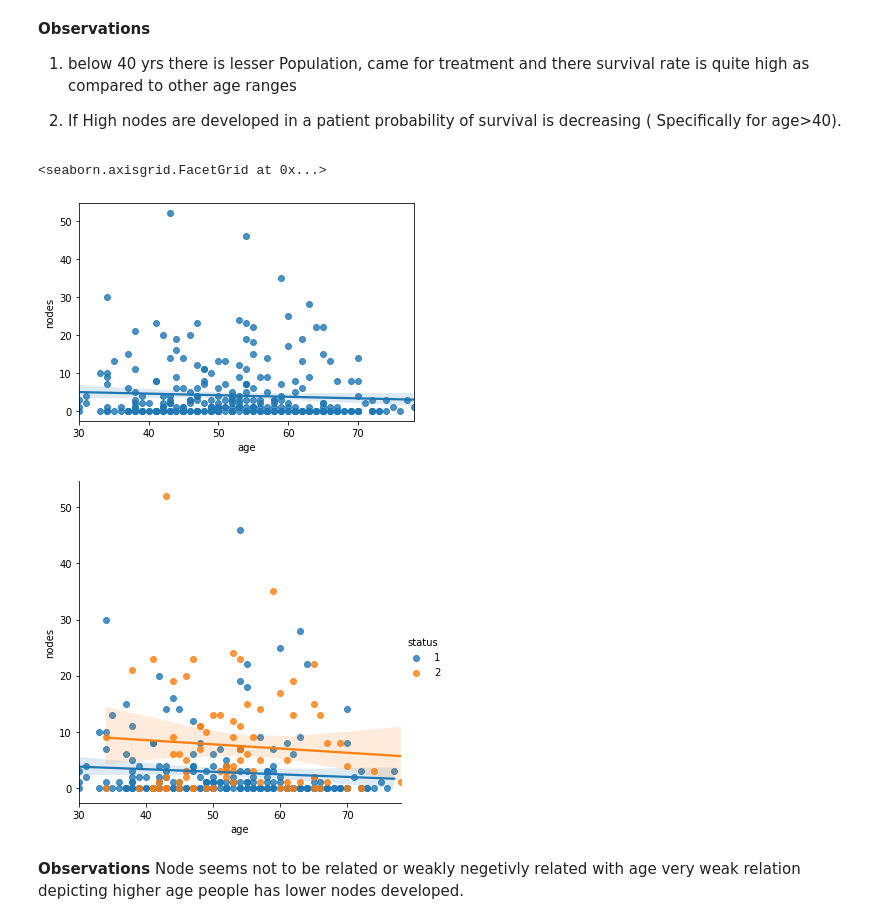
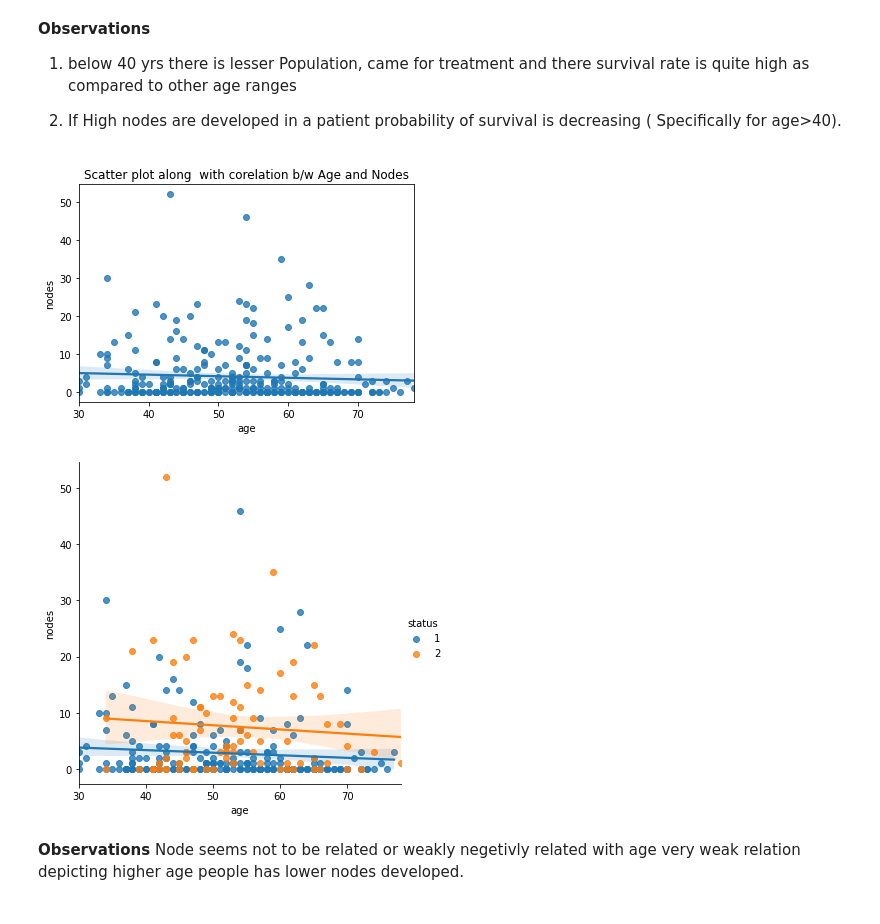
Before and after one commit to gitesh-Pbi/gitesh-Pbi, a Jupyter notebook: haberman-eda-finale.ipynb, the cells around one changed output. Drawn from its saved outputs; the diff is of its cells as text; code cells hidden in the pictures.

```diff
--- a/haberman-eda-finale.ipynb
+++ b/haberman-eda-finale.ipynb
@@ -88,11 +91,12 @@ sns.scatterplot(x=haberman['age'],y=haberman['nodes'],hue=haberman['status'])
 
 2) If High nodes are developed in a patient probability of survival is decreasing ( Specifically for age>40).
 # %%
+plt.title('Scatter plot along  with corelation b/w Age and Nodes')
 sns.regplot(haberman['age'],haberman['nodes'])
 sns.lmplot(x='age',y='nodes',hue='status',data=haberman)
+plt.show()
 # %% [output]
-<seaborn.axisgrid.FacetGrid at 0x...>
-[figure, old version]
+[figure, new version]
 [figure]
 # %% [markdown]
 **Observations**
```
Also changed, not shown: parts of 6 cells of this notebook.
